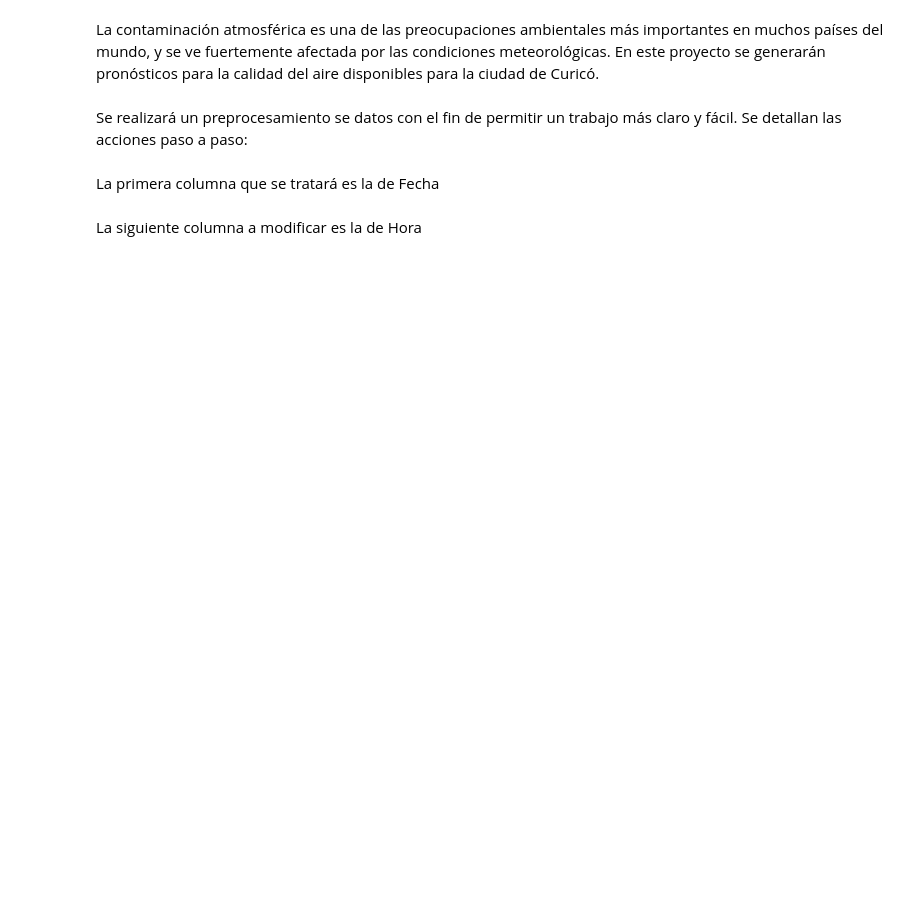
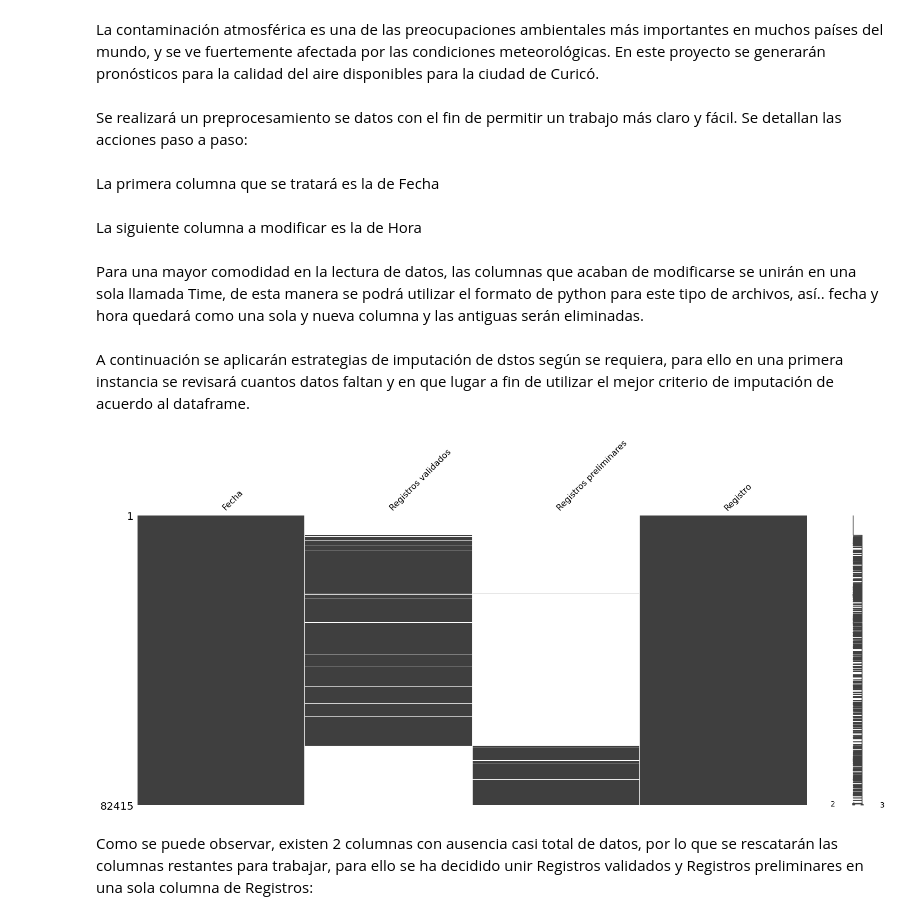
Before and after one commit to Sakutwf/ProyectoFinalMachineLearning, a Jupyter notebook: Proyecto_Final_Machine_Learning.ipynb, the cells around one changed output. Saved outputs shown, nothing was run; the diff lists cells and outputs as text; code cells hidden in the pictures; blank space fills up the shorter version.

```diff
--- a/Proyecto_Final_Machine_Learning.ipynb
+++ b/Proyecto_Final_Machine_Learning.ipynb
@@ -54,3 +54,47 @@ auxHour = df['HORA (HHMM)']
 #Para transformar el formato de la columna de horas será necesario realizar verificaciones en cada celda para la tranformación
 #Para ello se creará una lista auxiliar que contendra los nuevos valores para luego asignarlos a la columna definitiva
 auxList = []
+
+#Verificación de formato
+for index, row in auxHour.iteritems():
+    lenght = len(row)
+    if(lenght == 1):
+        newRow = "000"+row
+    if(lenght == 3):
+        newRow = "0"+row
+    if(lenght == 4):
+        newRow = row
+    hour = newRow[:2]
+    minute = newRow[2:]
+    auxList.append(hour+":"+minute+":00.000")
+
+#Se le asigna a la columna de hora los valores de la lista con formato actualizado
+df['HORA (HHMM)'] = auxList
+# %% [markdown]
+Para una mayor comodidad en la lectura de datos, las columnas que acaban de modificarse se unirán en una sola llamada Time, de esta manera se podrá utilizar el formato de python para este tipo de archivos, así.. fecha y hora quedará como una sola y nueva columna y las antiguas serán eliminadas.
+# %%
+df1 = df.copy()
+
+#Se unen en una nueva columna "Fecha" y "Hora"
+df1['Fecha'] = df1['FECHA (YYMMDD)'] + " " + df1['HORA (HHMM)']
+
+#Se lleva la nueva columna al inicio del dataframe
+cols = df1.columns.to_list()
+cols = cols[-1:] + cols[:-1]
+df1 = df1[cols]
+
+#Se eliminan columnas "Fecha" y "Hora"
+df1.drop(['FECHA (YYMMDD)','HORA (HHMM)'], axis=1, inplace=True)
+
+#Se lleva la nueva columna al formato datetime
+df1['Fecha'] = pd.to_datetime(df1['Fecha'], yearfirst=True)
+# %% [markdown]
+A continuación se aplicarán estrategias de imputación de dstos según se requiera, para ello en una primera instancia se revisará cuantos datos faltan y en que lugar a fin de utilizar el mejor criterio de imputación de acuerdo al dataframe.
+# %%
+#Con la herramienta Missingno se conocerán todos aquellos datos tipo NaN
+msno.matrix(df1)
+plt.show()
+# %% [output]
+[figure, added]
+# %% [markdown]
+Como se puede observar, existen 2 columnas con ausencia casi total de datos, por lo que se rescatarán las columnas restantes para trabajar, para ello se ha decidido unir Registros validados y Registros preliminares en una sola columna de Registros:
```
Also changed, not shown: parts of 1 cell of this notebook.
